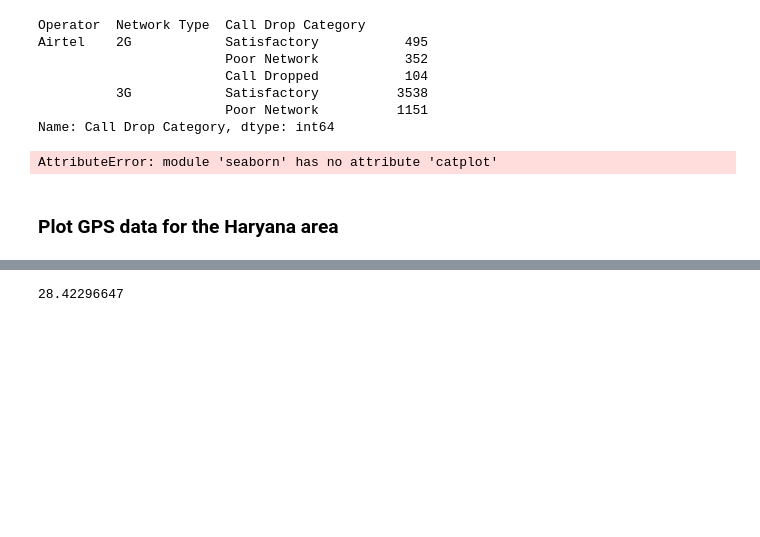
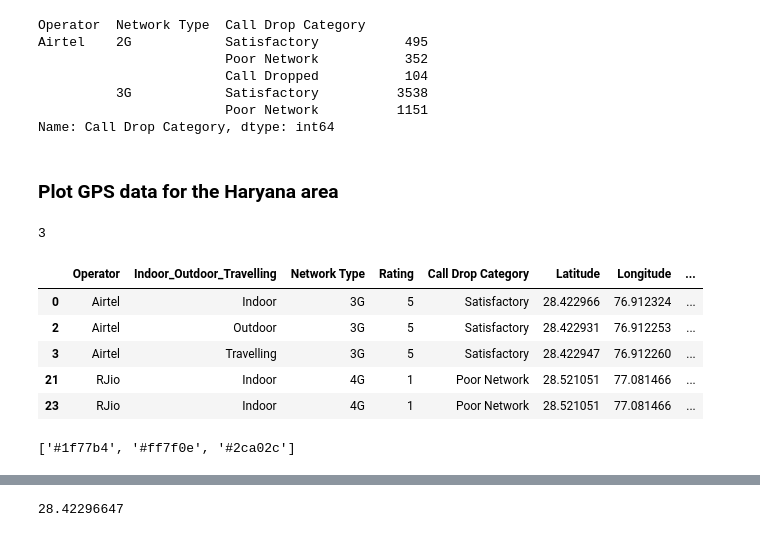
Before and after one commit to Kgabo-Sephesu/data_marshmallows, a Jupyter notebook: Data_Marshmallows_EDA.ipynb, the cells around one changed output, grey strips where cells are left out. Drawn from its saved outputs; the diff is of its cells as text; code cells hidden in the pictures; blank space fills up the shorter version.

```diff
--- a/Data_Marshmallows_EDA.ipynb
+++ b/Data_Marshmallows_EDA.ipynb
@@ -140,8 +140,19 @@ Airtel    2G            Satisfactory           495
                         Poor Network          1151
 Name: Call Drop Category, dtype: int64
 # %%
-sns.catplot(x="Operator", y="", hue="Call Drop Category", kind="swarm", data=drop_network_data);
+#sns.catplot(x="Operator", y="", hue="Call Drop Category", kind="swarm", data=drop_network_data);
-# %% [output]
-AttributeError: module 'seaborn' has no attribute 'catplot'
 # %% [markdown]
 ### Plot GPS data for the Haryana area
+# %%
+len(df2['Call Drop Category'].unique())
+# %% [output]
+3
+# %%
+df_Haryana.head()
+# %% [output]
+|  | Operator | Indoor_Outdoor_Travelling | Network Type | Rating | Call Drop Category | Latitude | Longitude | ... |
+| 0 | Airtel | Indoor | 3G | 5 | Satisfactory | 28.422966 | 76.912324 | ... |
+| 2 | Airtel | Outdoor | 3G | 5 | Satisfactory | 28.422931 | 76.912253 | ... |
+| 3 | Airtel | Travelling | 3G | 5 | Satisfactory | 28.422947 | 76.912260 | ... |
+| 21 | RJio | Indoor | 4G | 1 | Poor Network | 28.521051 | 77.081466 | ... |
+| 23 | RJio | Indoor | 4G | 1 | Poor Network | 28.521051 | 77.081466 | ... |
@@ -147,0 +164,4 @@ AttributeError: module 'seaborn' has no attribute 'catplot'
+# %%
+palette
+# %% [output]
+['#1f77b4', '#ff7f0e', '#2ca02c']
```
Also changed, not shown: parts of 12 cells of this notebook.
